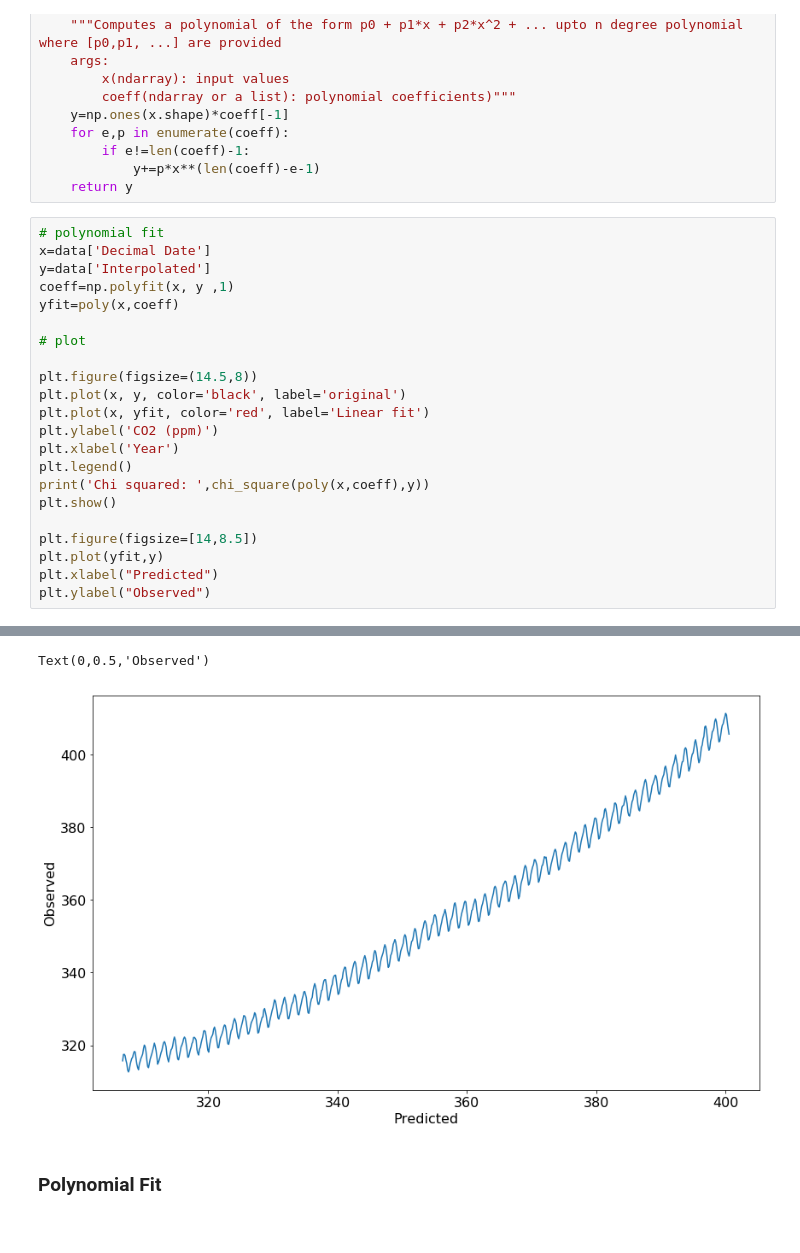
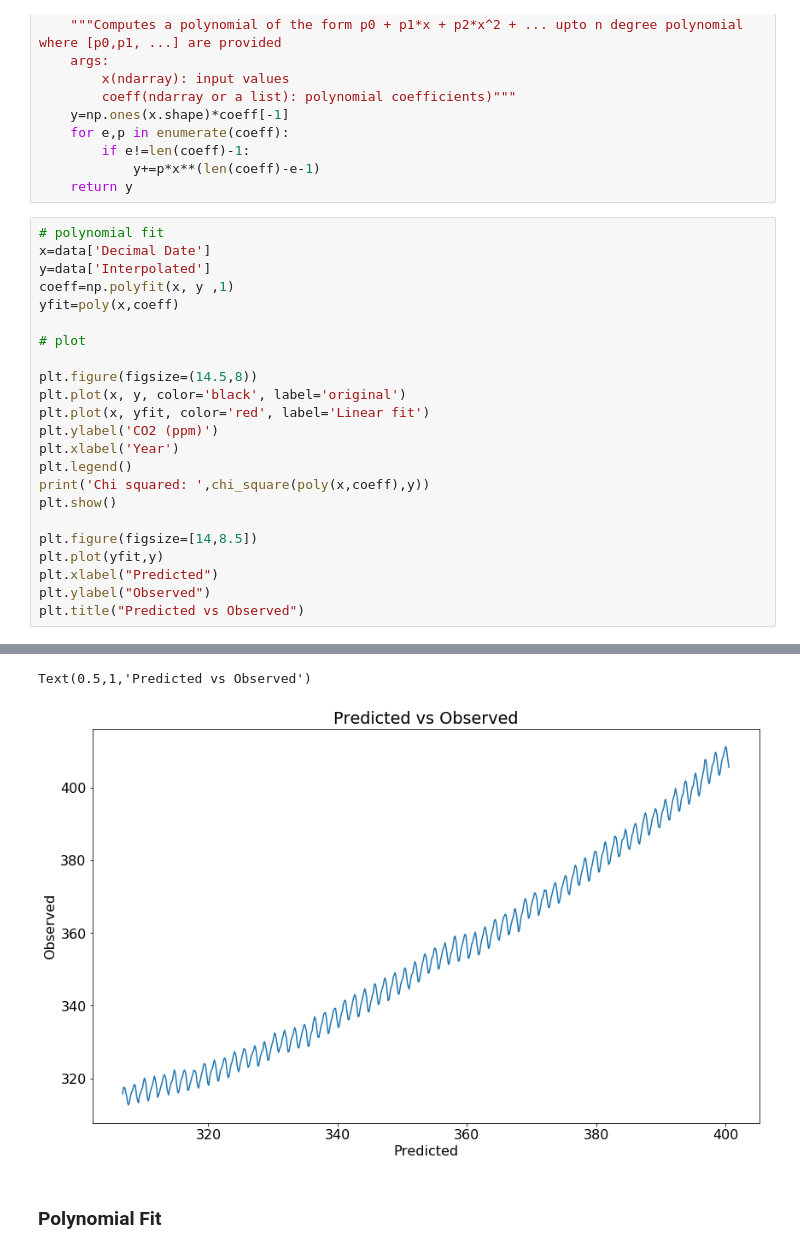
Before and after one commit to Davidnh8/CO2_Analysis, a Jupyter notebook: Atmospheric Carbon Dioxide Data Analysis.ipynb, the cells around one changed output, grey strips where cells are left out. Saved outputs shown, nothing was run; the diff lists cells and outputs as text.

```diff
--- a/Atmospheric Carbon Dioxide Data Analysis.ipynb
+++ b/Atmospheric Carbon Dioxide Data Analysis.ipynb
@@ -288,4 +288,5 @@ plt.figure(figsize=[14,8.5])
 plt.plot(yfit,y)
 plt.xlabel("Predicted")
 plt.ylabel("Observed")
+plt.title("Predicted vs Observed")
 # %% [output]
@@ -293,6 +294,6 @@ Chi squared:  0.06179516384464434
 [figure]
-Text(0,0.5,'Observed')
+Text(0.5,1,'Predicted vs Observed')
-[figure, old version]
+[figure, new version]
 # %% [markdown]
 ### Polynomial Fit
 # %%
```
Also changed, not shown: parts of 15 cells of this notebook.
